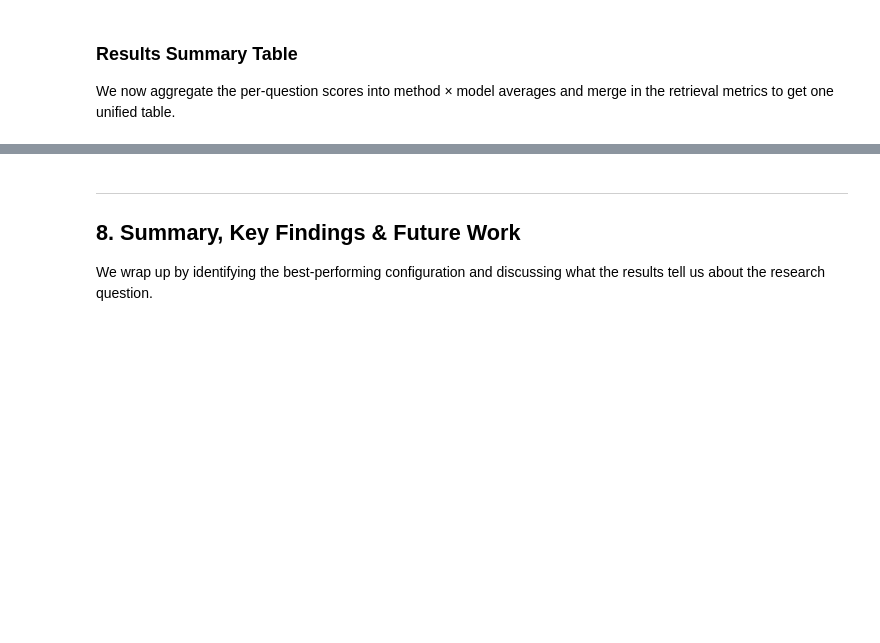
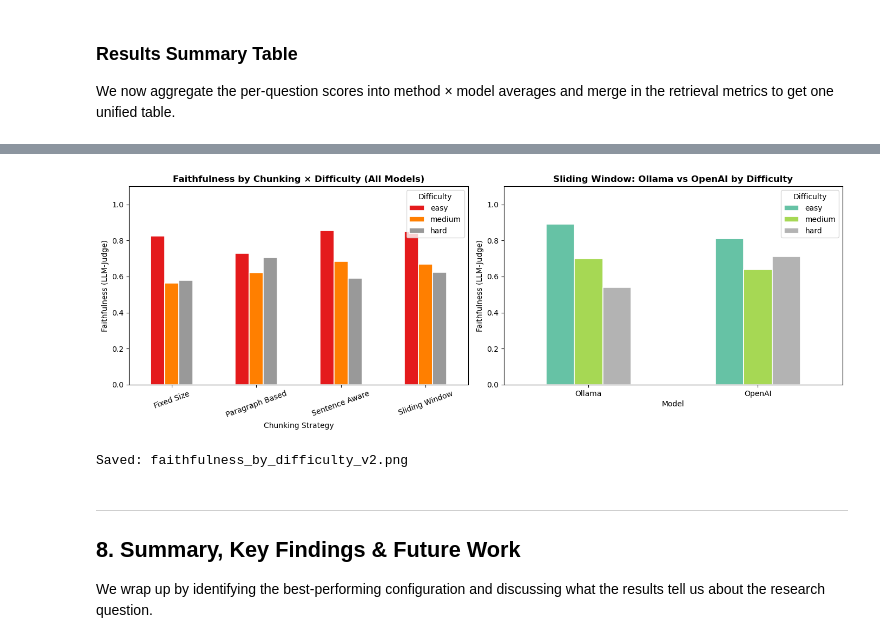
Before and after one commit to ariffdziqri/STAT453-GROUP-17, a Jupyter notebook: sec_rag_evaluation.ipynb, the cells around one changed output, grey strips where cells are left out. Cells and saved outputs as stored; diff of their text form; code cells hidden in the pictures; blank space fills up the shorter version.

```diff
--- a/sec_rag_evaluation.ipynb
+++ b/sec_rag_evaluation.ipynb
@@ -1211,3 +1475,59 @@ Saved: faithfulness_by_difficulty.png
+# %%
+# Faithfulness by difficulty level — shows exactly where each strategy degrades
+diff_rows = []
+for (method, model), per_q in gen_results.items():
+    for entry in per_q:
+        diff_rows.append({
+            "Chunking":   method.replace("_", " ").title(),
+            "Model":      model,
+            "difficulty": entry["difficulty"],
+            "faith_judge": entry["faithfulness_judge"],
+        })
+
+df_diff = pd.DataFrame(diff_rows)
+pivot_diff = (
+    df_diff.groupby(["Chunking", "difficulty"])["faith_judge"]
+    .mean()
+    .unstack()
+    .reindex(columns=["easy", "medium", "hard"])
+)
+
+fig, axes = plt.subplots(1, 2, figsize=(14, 5))
+
+# Left: all models combined
+pivot_diff.plot(kind="bar", ax=axes[0], colormap="Set1", edgecolor="white", linewidth=1.2)
+axes[0].set_title("Faithfulness by Chunking × Difficulty (All Models)",
+                  fontsize=12, fontweight="bold")
+axes[0].set_ylabel("Faithfulness (LLM-Judge)")
+axes[0].set_xlabel("Chunking Strategy")
+axes[0].tick_params(axis="x", rotation=20)
+axes[0].legend(title="Difficulty")
+axes[0].set_ylim(0, 1.1)
+
+# Right: sliding window only — compare Ollama vs OpenAI per difficulty
+sw_data = df_diff[df_diff["Chunking"] == "Sliding Window"]
+sw_pivot = (
+    sw_data.groupby(["Model", "difficulty"])["faith_judge"]
+    .mean()
+    .unstack()
+    .reindex(columns=["easy", "medium", "hard"])
+)
+sw_pivot.plot(kind="bar", ax=axes[1], colormap="Set2", edgecolor="white", linewidth=1.2)
+axes[1].set_title("Sliding Window: Ollama vs OpenAI by Difficulty",
+                  fontsize=12, fontweight="bold")
+axes[1].set_ylabel("Faithfulness (LLM-Judge)")
+axes[1].set_xlabel("Model")
+axes[1].tick_params(axis="x", rotation=0)
+axes[1].legend(title="Difficulty")
+axes[1].set_ylim(0, 1.1)
+
+plt.tight_layout()
+plt.savefig("faithfulness_by_difficulty_v2.png", dpi=130, bbox_inches="tight")
+plt.show()
+print("Saved: faithfulness_by_difficulty_v2.png")
+# %% [output]
+[figure, added]
+Saved: faithfulness_by_difficulty_v2.png
 # %% [markdown]
 ---
 ## 8. Summary, Key Findings & Future Work
```
Also changed, not shown: parts of 29 cells of this notebook.
